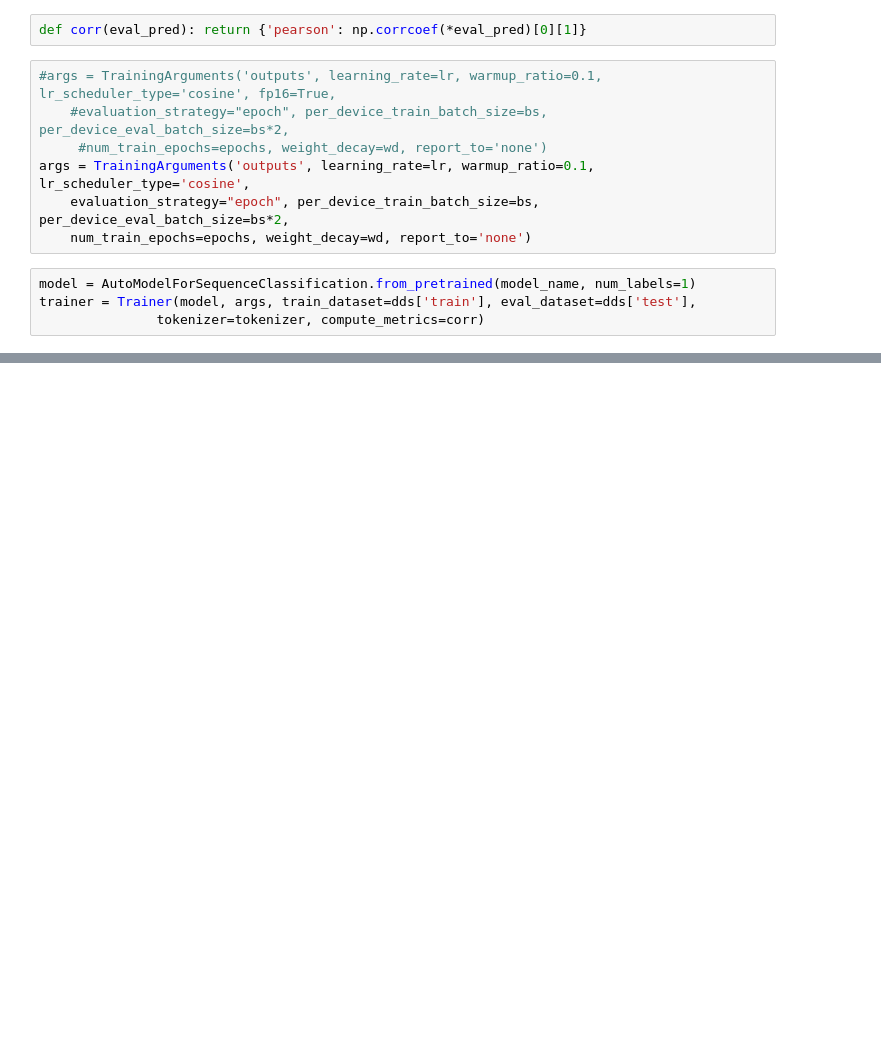
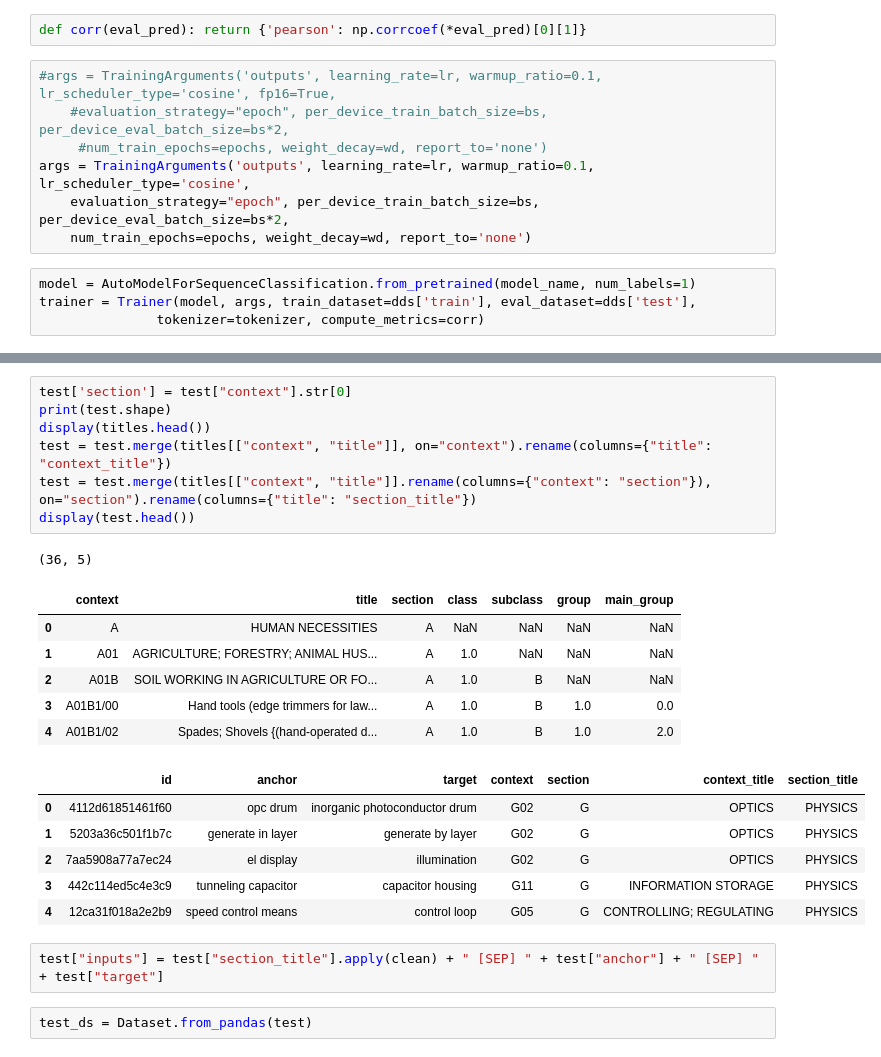
Before and after one commit to imaspol/U.S.-Patent-Phrase-to-Phrase-Matching-Competition, a Jupyter notebook: u-s-patent-phrase-eda.ipynb, the cells around one changed output, grey strips where cells are left out. Drawn from its saved outputs; the diff is of its cells as text; blank space fills up the shorter version.

```diff
--- a/u-s-patent-phrase-eda.ipynb
+++ b/u-s-patent-phrase-eda.ipynb
@@ -436,0 +468,25 @@ TrainOutput(global_step=856, training_loss=0.03153425399388108, metrics={'train_
+# %%
+test['section'] = test["context"].str[0]
+print(test.shape)
+display(titles.head())
+test = test.merge(titles[["context", "title"]], on="context").rename(columns={"title": "context_title"})
+test = test.merge(titles[["context", "title"]].rename(columns={"context": "section"}), on="section").rename(columns={"title": "section_title"})
+display(test.head())
+# %% [output]
+(36, 5)
+|  | context | title | section | class | subclass | group | main_group |
+| 0 | A | HUMAN NECESSITIES | A | NaN | NaN | NaN | NaN |
+| 1 | A01 | AGRICULTURE; FORESTRY; ANIMAL HUS... | A | 1.0 | NaN | NaN | NaN |
+| 2 | A01B | SOIL WORKING IN AGRICULTURE OR FO... | A | 1.0 | B | NaN | NaN |
+| 3 | A01B1/00 | Hand tools (edge trimmers for law... | A | 1.0 | B | 1.0 | 0.0 |
+| 4 | A01B1/02 | Spades; Shovels {(hand-operated d... | A | 1.0 | B | 1.0 | 2.0 |
+|  | id | anchor | target | context | section | context_title | section_title |
+| 0 | 4112d61851461f60 | opc drum | inorganic photoconductor drum | G02 | G | OPTICS | PHYSICS |
+| 1 | 5203a36c501f1b7c | generate in layer | generate by layer | G02 | G | OPTICS | PHYSICS |
+| 2 | 7aa5908a77a7ec24 | el display | illumination | G02 | G | OPTICS | PHYSICS |
+| 3 | 442c114ed5c4e3c9 | tunneling capacitor | capacitor housing | G11 | G | INFORMATION STORAGE | PHYSICS |
+| 4 | 12ca31f018a2e2b9 | speed control means | control loop | G05 | G | CONTROLLING; REGULATING | PHYSICS |
+# %%
+test["inputs"] = test["section_title"].apply(clean) + " [SEP] " + test["anchor"] + " [SEP] " + test["target"]
+# %%
+test_ds = Dataset.from_pandas(test)
```
Also changed, not shown: parts of 20 cells of this notebook.
